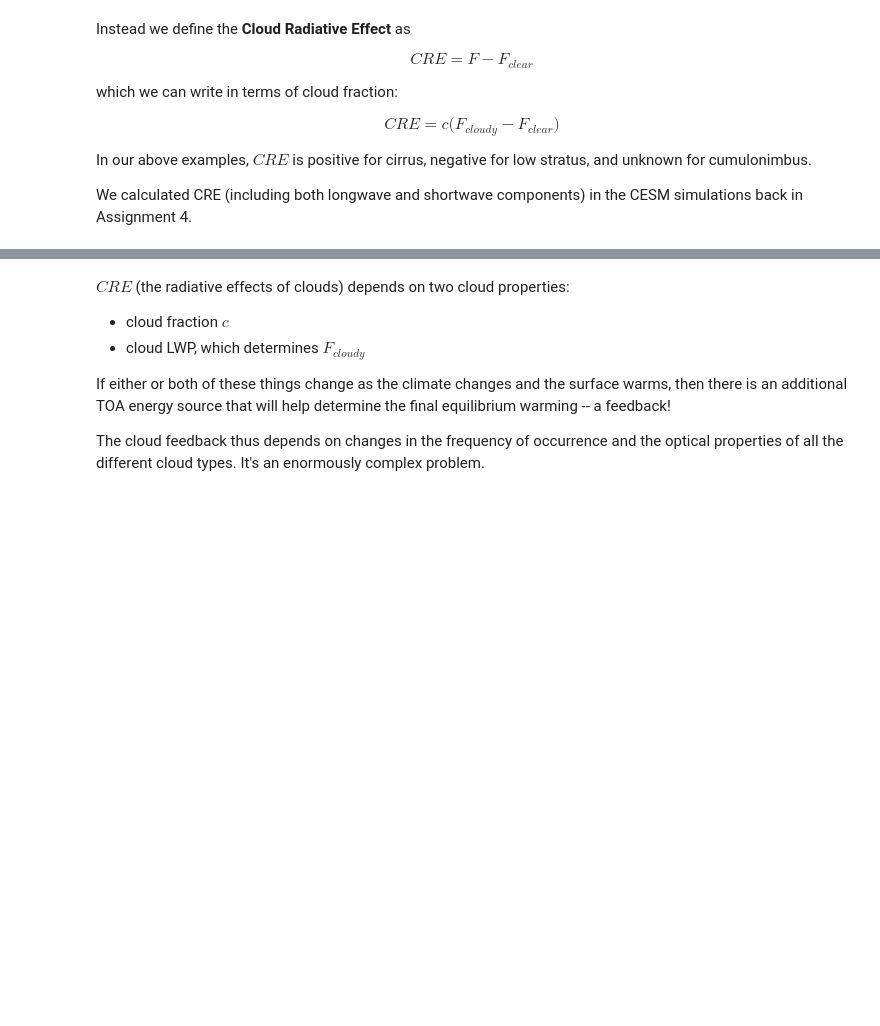
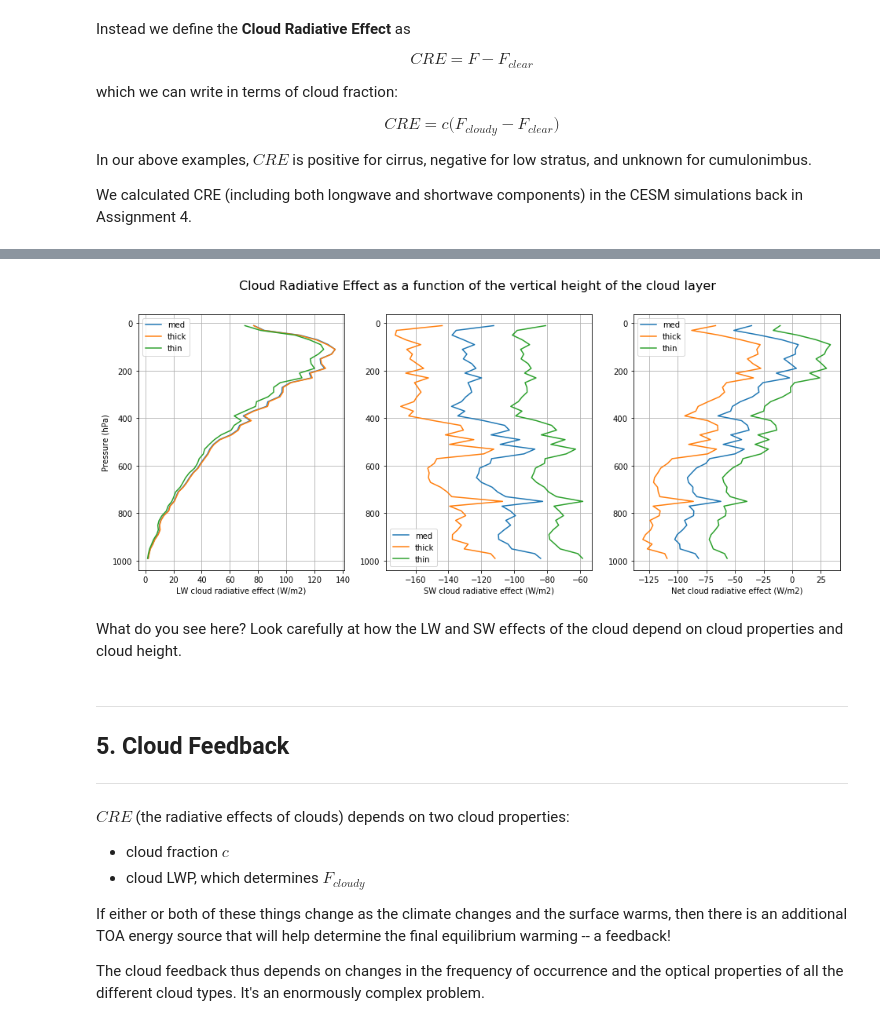
Before and after one commit to brian-rose/ClimateModeling_courseware, a Jupyter notebook: Lectures/Lecture10 -- Clouds and cloud feedback.ipynb, the cells around one changed output, grey strips where cells are left out. Saved outputs shown, nothing was run; the diff lists cells and outputs as text; code cells hidden in the pictures; blank space fills up the shorter version.

```diff
--- a/Lectures/Lecture10 -- Clouds and cloud feedback.ipynb
+++ b/Lectures/Lecture10 -- Clouds and cloud feedback.ipynb
@@ -152,3 +304,16 @@ We calculated CRE (including both longwave and shortwave components) in the CESM
+# %%
+# Just repeat the figure for display purposes
+fig
+# %% [output]
+[figure, added]
+# %% [markdown]
+What do you see here? Look carefully at how the LW and SW effects of the cloud depend on cloud properties and cloud height.
+# %% [markdown]
+____________
+<a id='section5'></a>
+
+## 5. Cloud Feedback
+____________
 # %% [markdown]
 $CRE$ (the radiative effects of clouds) depends on two cloud properties:
 
```
Also changed, not shown: parts of 23 cells of this notebook.
